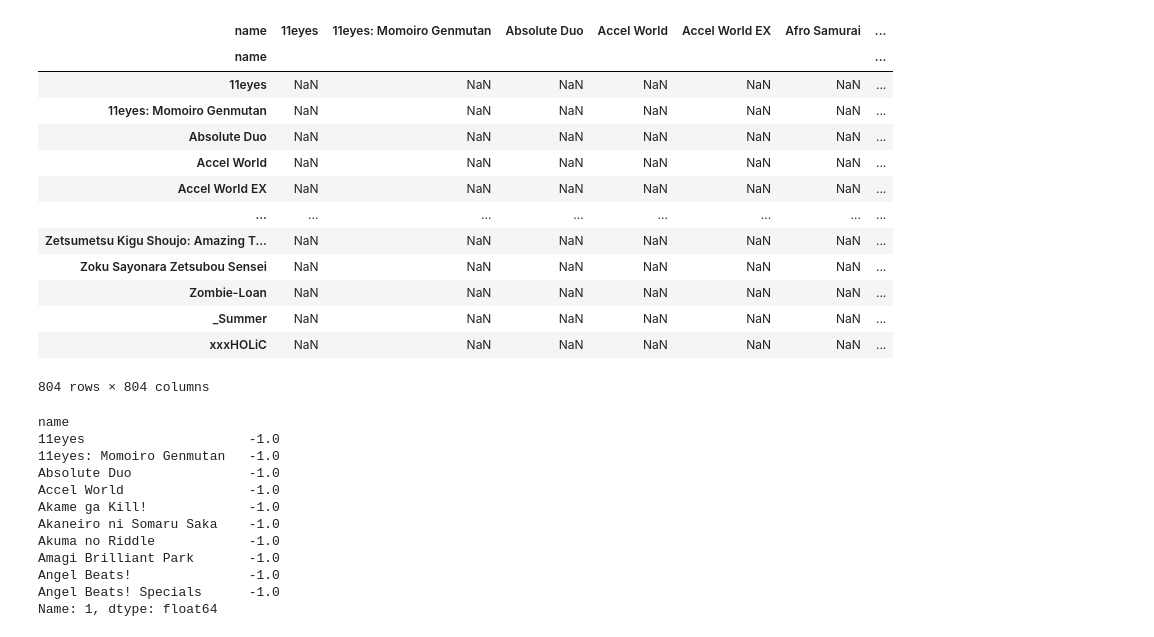
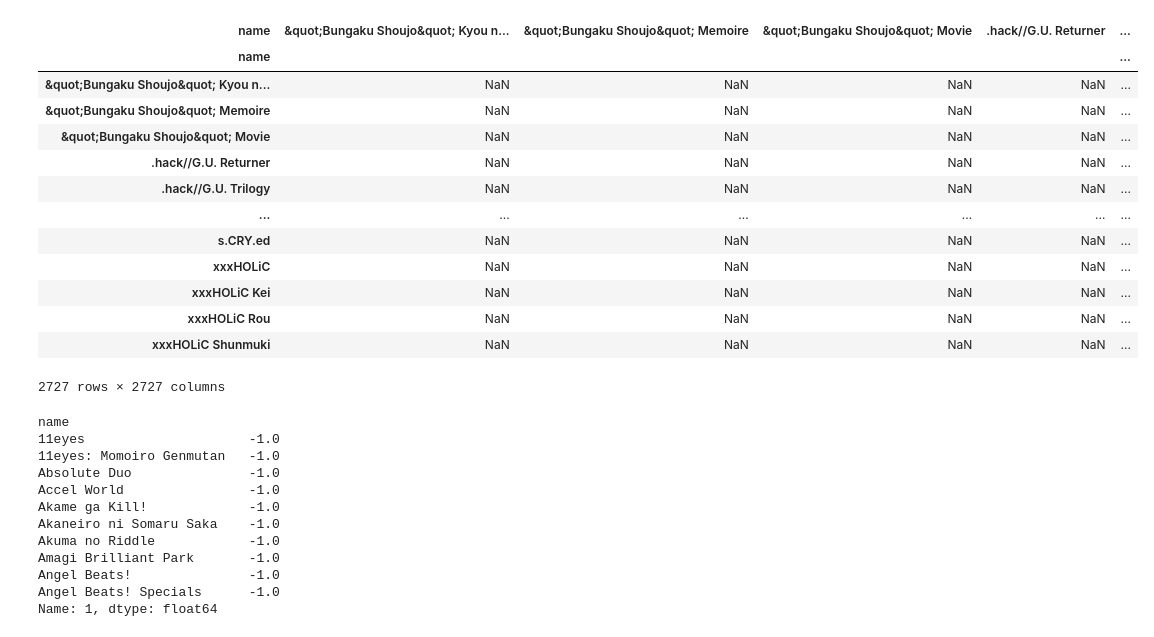
Before and after one commit to AbrahamCHL/Curso_IA, a Jupyter notebook: probabilidadyestadistica/ejerciciosJupyternotebook/recomendacion_pelis.ipynb, the cells around one changed output. Drawn from its saved outputs; the diff is of its cells as text; code cells hidden in the pictures.

```diff
--- a/probabilidadyestadistica/ejerciciosJupyternotebook/recomendacion_pelis.ipynb
+++ b/probabilidadyestadistica/ejerciciosJupyternotebook/recomendacion_pelis.ipynb
@@ -7,7 +7,7 @@ movies = pd.read_csv('/home/supay/datos/anime.csv')
 movies = movies[['anime_id','name']]
 
 #ratings = ratings.sample(n = 10000)
-ratings = ratings.head(1167)
+ratings = ratings.head(15000)
 ratings = pd.merge(movies, ratings)
 
 #dif = ratings.anime_id.unique()
@@ -23,22 +16,22 @@ ratings = pd.merge(movies, ratings)
 userRatings = ratings.pivot_table(index=['user_id'],columns=['name'],values='rating')
 # %%
 corrMatrix = userRatings.corr(method='pearson', min_periods=5)
-corrMatrix.head(1167)
+corrMatrix
 # %% [output]
-| name | 11eyes | 11eyes: Momoiro Genmutan | Absolute Duo | Accel World | Accel World EX | Afro Samurai | ... |
-| name |  |  |  |  |  |  | ... |
-| 11eyes | NaN | NaN | NaN | NaN | NaN | NaN | ... |
-| 11eyes: Momoiro Genmutan | NaN | NaN | NaN | NaN | NaN | NaN | ... |
-| Absolute Duo | NaN | NaN | NaN | NaN | NaN | NaN | ... |
-| Accel World | NaN | NaN | NaN | NaN | NaN | NaN | ... |
-| Accel World EX | NaN | NaN | NaN | NaN | NaN | NaN | ... |
-| ... | ... | ... | ... | ... | ... | ... | ... |
-| Zetsumetsu Kigu Shoujo: Amazing T... | NaN | NaN | NaN | NaN | NaN | NaN | ... |
-| Zoku Sayonara Zetsubou Sensei | NaN | NaN | NaN | NaN | NaN | NaN | ... |
-| Zombie-Loan | NaN | NaN | NaN | NaN | NaN | NaN | ... |
-| _Summer | NaN | NaN | NaN | NaN | NaN | NaN | ... |
-| xxxHOLiC | NaN | NaN | NaN | NaN | NaN | NaN | ... |
+| name | &quot;Bungaku Shoujo&quot; Kyou n... | &quot;Bungaku Shoujo&quot; Memoire | &quot;Bungaku Shoujo&quot; Movie | .hack//G.U. Returner | ... |
+| name |  |  |  |  | ... |
+| &quot;Bungaku Shoujo&quot; Kyou n... | NaN | NaN | NaN | NaN | ... |
+| &quot;Bungaku Shoujo&quot; Memoire | NaN | NaN | NaN | NaN | ... |
+| &quot;Bungaku Shoujo&quot; Movie | NaN | NaN | NaN | NaN | ... |
+| .hack//G.U. Returner | NaN | NaN | NaN | NaN | ... |
+| .hack//G.U. Trilogy | NaN | NaN | NaN | NaN | ... |
+| ... | ... | ... | ... | ... | ... |
+| s.CRY.ed | NaN | NaN | NaN | NaN | ... |
+| xxxHOLiC | NaN | NaN | NaN | NaN | ... |
+| xxxHOLiC Kei | NaN | NaN | NaN | NaN | ... |
+| xxxHOLiC Rou | NaN | NaN | NaN | NaN | ... |
+| xxxHOLiC Shunmuki | NaN | NaN | NaN | NaN | ... |
-804 rows × 804 columns
+2727 rows × 2727 columns
 # %%
 myRatings = userRatings.loc[1].dropna()
 myRatings.head(10)
```
Also changed, not shown: parts of 4 cells of this notebook, 1 other file.
